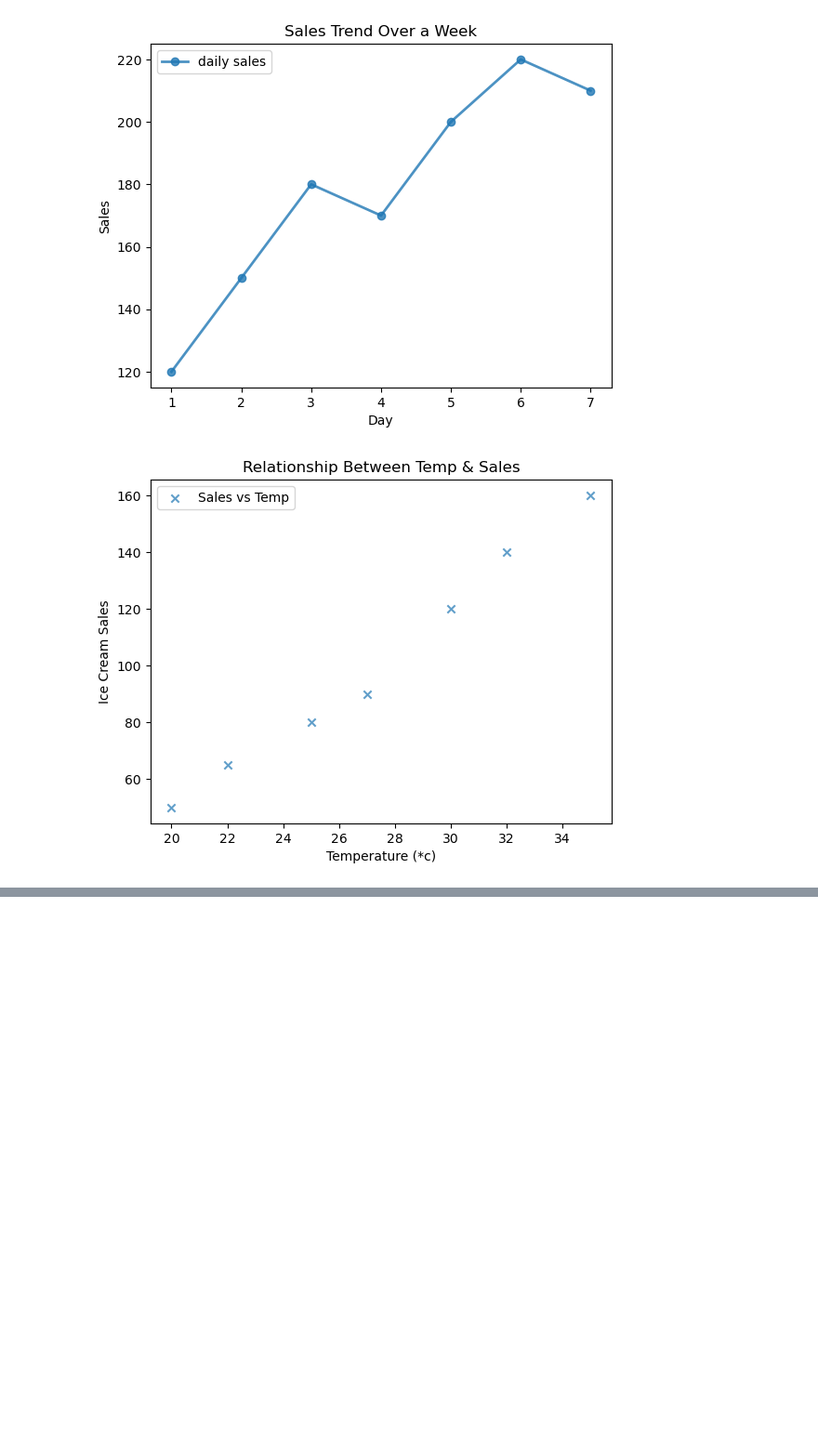
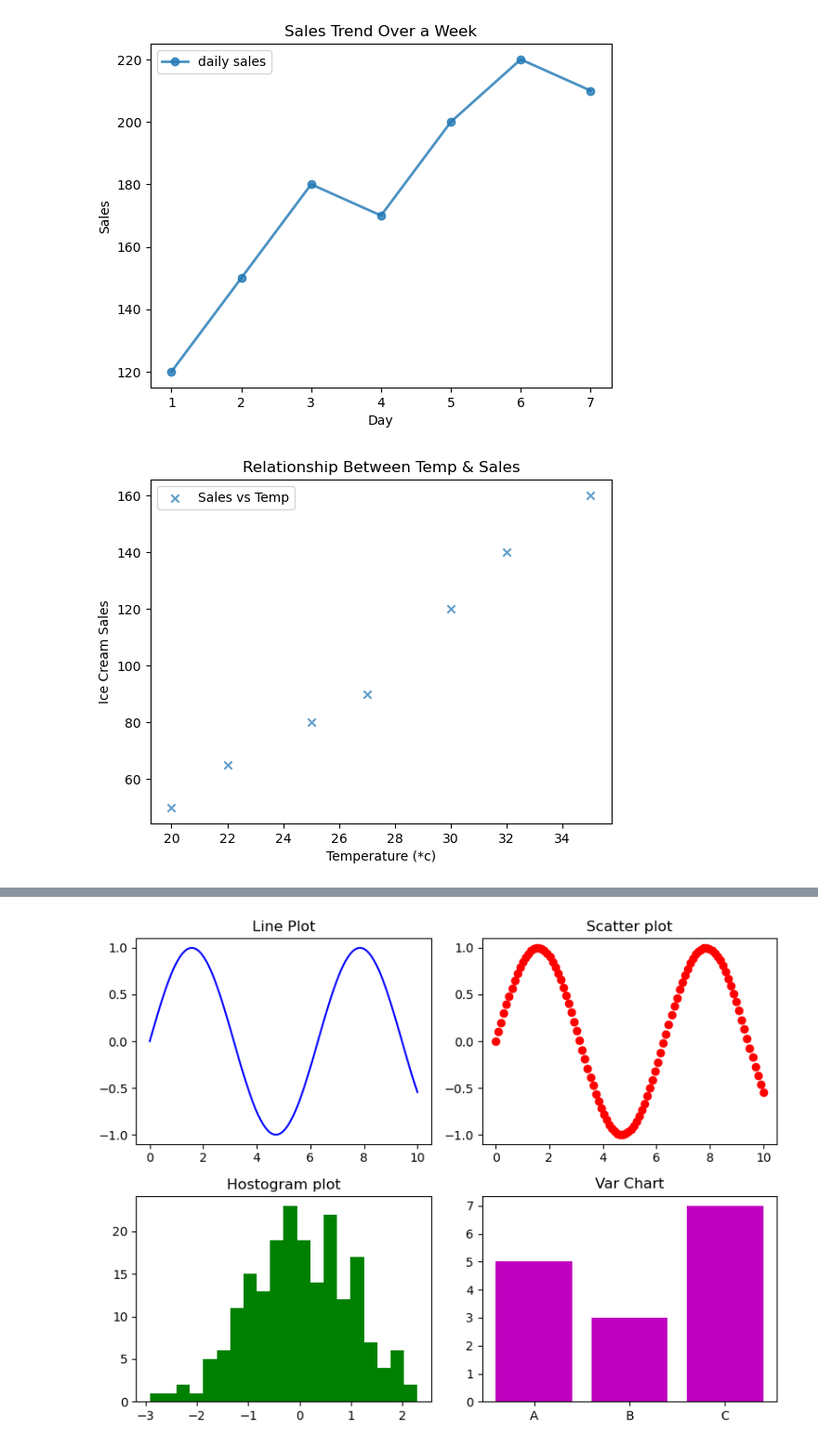
Before and after one commit to Ab-Tayyab/Python-DataAnalysis, a Jupyter notebook: python/matplotlib.ipynb, the cells around one changed output, grey strips where cells are left out. Shown at 93% size. Drawn from its saved outputs; the diff is of its cells as text; code cells hidden in the pictures; blank space fills up the shorter version.

```diff
--- a/python/matplotlib.ipynb
+++ b/python/matplotlib.ipynb
@@ -187,0 +188,27 @@ Text(0.5, 1.0, 'Revenue Comparison')
+# %%
+# create subplots & layout  , we use it for related plot or data
+x = np.linspace(0,10,100)
+y= np.sin(x)
+fig, axs = plt.subplots(2,2,figsize=(8,6)) # 2 by 2 grid mean 4 subplots
+# line plot
+axs[0,0].plot(x,y,color="b")
+axs[0,0].set_title("Line Plot")
+
+# Scatter plot
+axs[0,1].scatter(x,y,color="r")
+axs[0,1].set_title("Scatter plot")
+
+#Histogram
+axs[1,0].hist(np.random.randn(200),bins=20,color="g")
+axs[1,0].set_title("Hostogram plot")
+
+# bar chart
+categories = ["A","B","C"]
+values = [5,3,7]
+axs[1,1].bar(categories,values,color="m")
+axs[1,1].set_title("Var Chart")
+
+plt.tight_layout() # for spacing reduce
+plt.show()
+# %% [output]
+[figure, added]
```
Also changed, not shown: parts of 21 cells of this notebook, 4 other files.
